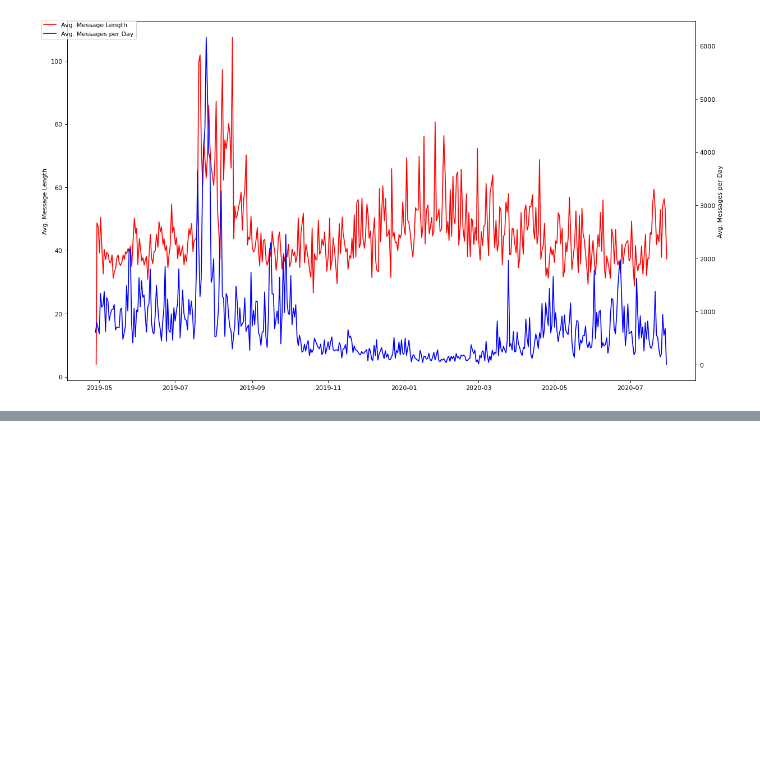
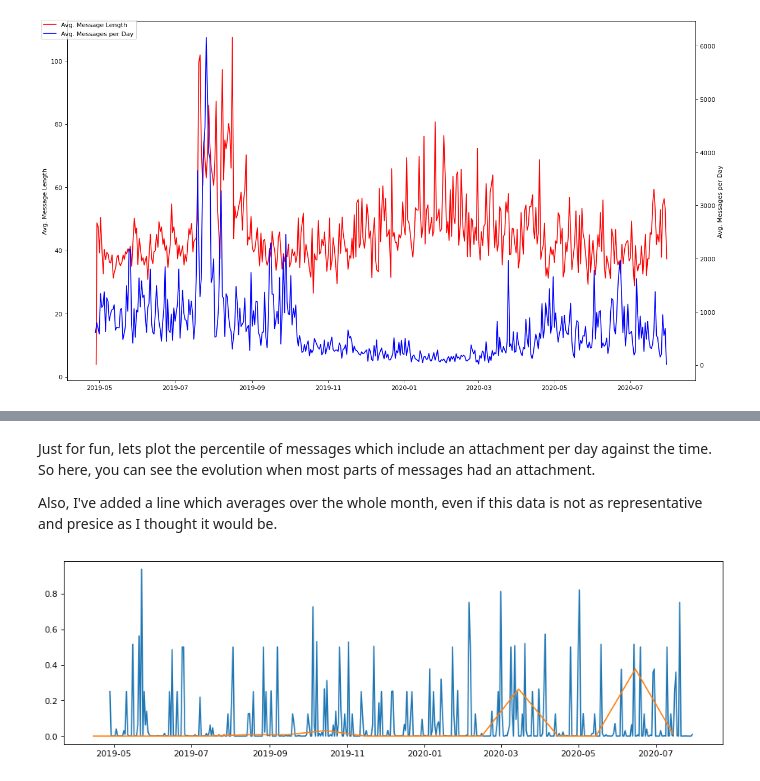
Before and after one commit to dev-schueppchen/kirby-results, a Jupyter notebook: Messages.ipynb, the cells around one changed output, grey strips where cells are left out. Saved outputs shown, nothing was run; the diff lists cells and outputs as text; code cells hidden in the pictures; blank space fills up the shorter version.

```diff
--- a/Messages.ipynb
+++ b/Messages.ipynb
@@ -218,0 +254,17 @@ plt.show()
+# %% [markdown]
+Just for fun, lets plot the percentile of messages which include an attachment per day against the time. So here, you can see the evolution when most parts of messages had an attachment.
+
+Also, I've added a line which averages over the whole month, even if this data is not as representative and presice as I thought it would be.
+# %%
+xday = list(msgs_w_attachments_per_day.keys())
+yday = list(msgs_w_attachments_per_day.values())
+
+xmonth = list(msgs_w_attachments_per_month.keys())
+ymonth = list(msgs_w_attachments_per_month.values())
+
+plt.figure(figsize=(14, 4), dpi=80)
+plt.plot(xday, yday)
+plt.plot(xmonth, ymonth)
+plt.show()
+# %% [output]
+[figure, added]
```
Also changed, not shown: parts of 4 cells of this notebook.
